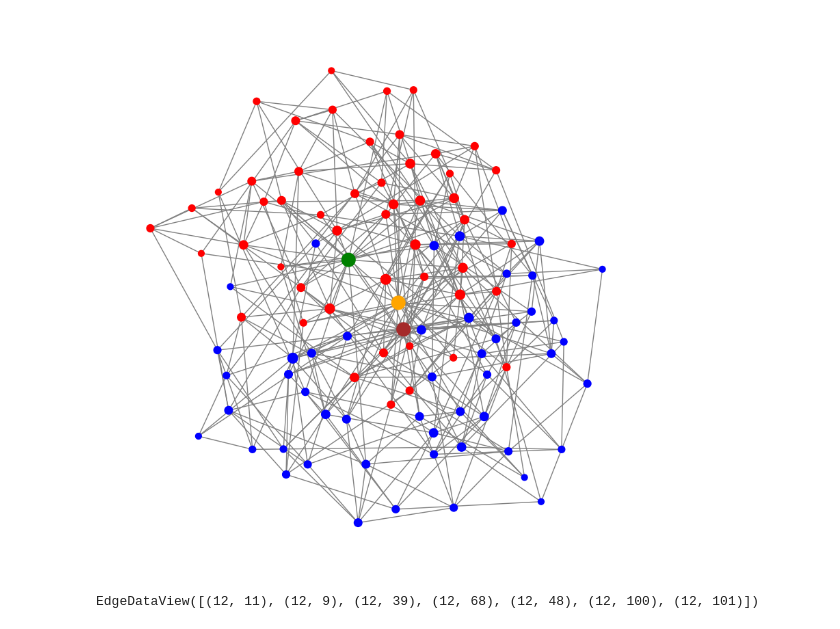
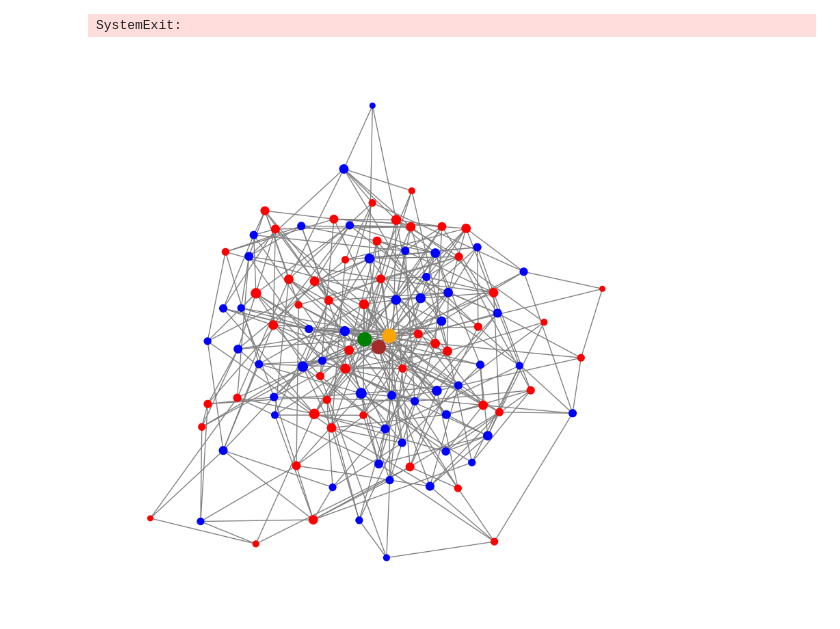
Before and after one commit to ahaque2/social_simulation, a Jupyter notebook: 1_create_social_network.ipynb, the cells around one changed output. Drawn from its saved outputs; the diff is of its cells as text; code cells hidden in the pictures.

```diff
--- a/1_create_social_network.ipynb
+++ b/1_create_social_network.ipynb
@@ -205,7 +205,11 @@ df['id'] = df.index.tolist()
 # df = initial_data[['topic_1', 'topic_2', 'topic_3', 'topic_4', 'topic_5', 'topic_6', 'privacy', 'activity', 'satisfaction', 'lat_acc', 'lat_rej']]
 df['pol_inclination'] = (df[['topic_1', 'topic_2', 'topic_3']].mean(axis=1) - df[['topic_4', 'topic_5', 'topic_6']].mean(axis=1))/2
 # %%
-df.to_csv('initial_data_new.csv')
+i = 10
+df.to_csv(f'initial_data/initial_data_{i}.csv')
+sys.exit()
+# %% [output]
+SystemExit:
 # %%
 # chosen_row = df.sample(weights=df['pol_inclination'], random_state=42)
 # %%
@@ -226,13 +230,33 @@ df.to_csv('initial_data_new.csv')
 # %%
 # node_attr = df.set_index('id').to_dict('index')
 # nx.set_node_attributes(G, node_attr)
+# %%
+import matplotlib.pyplot as plt
+
+def plot_graph(G):
+
+    color_map = ['red'] * 50 + ['blue'] * 50 + ['orange', 'green', 'brown']  # Regular, Influential, Superinfluential
+
+    indegrees = [G.degree(n) * 10 for n in G.nodes()]  # Scale for visibility
+
+    pos = nx.spring_layout(G)
+    # sns.set_style("white")
+    # nx.draw(G, pos, with_labels=True)
+    # plt.show()
+
+    plt.figure(figsize=(8, 8))
+    nx.draw(G, node_color=color_map, with_labels=False, edge_color="gray", node_size=indegrees)
+    plt.show()
+# %%
+i = 10
+df = pd.read_csv(f'initial_data/initial_data_{i}.csv')
 # %%
 import networkx as nx
 import numpy as np
 import pandas as pd
 
 # Regular people: Small-world network (resembles real social networks)
-G = nx.watts_strogatz_graph(100, k=6, p=0.5)
+G = nx.watts_strogatz_graph(100, k=6, p=1)
 
 # Influential people: Scale-free model (captures power-law degree distribution)
 # influential = range(90, 100)
@@ -286,24 +305,16 @@ nx.set_node_attributes(G, node_attr)
+# %%
+node_attr = df.set_index('id').to_dict('index')
+nx.set_node_attributes(G, node_attr)
+
+plot_graph(G)
+# %% [output]
+[figure, added]
 # %%
-import matplotlib.pyplot as plt
+import pickle
 
-color_map = ['red'] * 50 + ['blue'] * 50 + ['orange', 'green', 'brown']  # Regular, Influential, Superinfluential
-
-indegrees = [G.degree(n) * 10 for n in G.nodes()]  # Scale for visibility
-
-pos = nx.spring_layout(G)
-# sns.set_style("white")
-# nx.draw(G, pos, with_labels=True)
-# plt.show()
-
-plt.figure(figsize=(8, 8))
-nx.draw(G, node_color=color_map, with_labels=False, edge_color="gray", node_size=indegrees)
-plt.show()
+# Save graph using pickle
+with open(f'initial_data/graph{i}.pkl', 'wb') as f:
+    pickle.dump(G, f)
-# %% [output]
-[figure, removed]
-# %%
-G.edges(12)
-# %% [output]
-EdgeDataView([(12, 11), (12, 9), (12, 39), (12, 68), (12, 48), (12, 100), (12, 101)])
 # %%
 # # import pandas as pd
 # # import numpy as np
```
Also changed, not shown: parts of 18 cells of this notebook, 3 other files.
